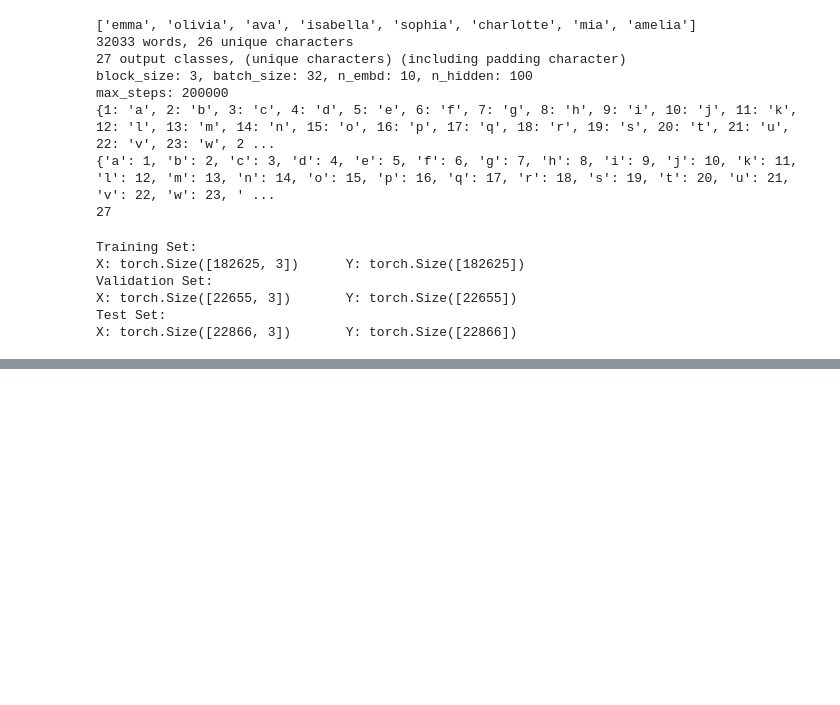
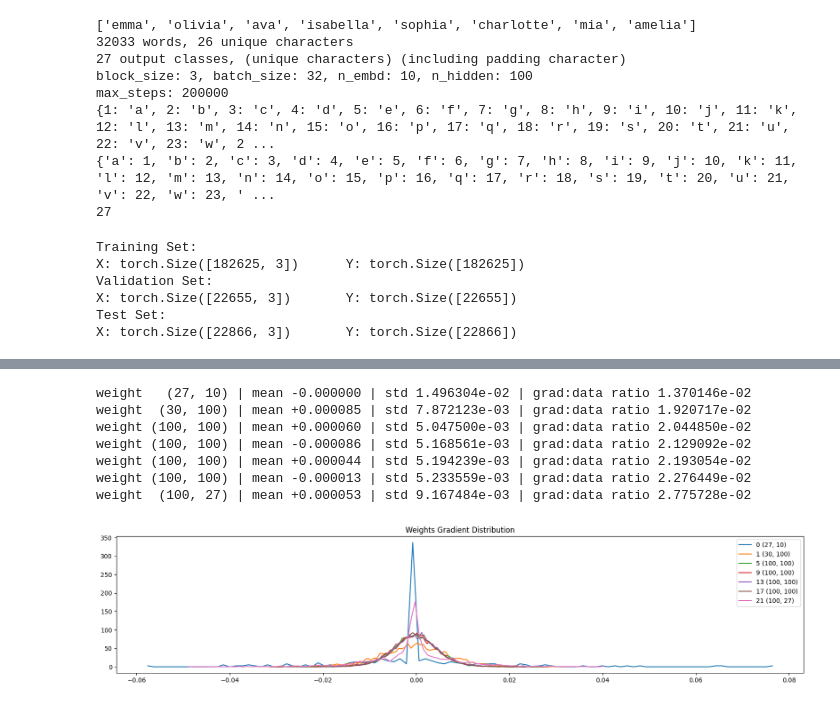
Before and after one commit to oganiler/pytorch_blackwell_jupyter_notebooks, a Jupyter notebook: karpathy/karpathy_NN_Modular.ipynb, the cells around one changed output, grey strips where cells are left out. Saved outputs shown, nothing was run; the diff lists cells and outputs as text; code cells hidden in the pictures; blank space fills up the shorter version.

```diff
--- a/karpathy/karpathy_NN_Modular.ipynb
+++ b/karpathy/karpathy_NN_Modular.ipynb
@@ -240,0 +284,22 @@ layer 9 (      Tanh): mean -0.01, std 0.65, saturated: 6.38%
+# %%
+# Visualize histogram of weights of linear Layers (not biases, gammas or betas)
+plt.figure(figsize=(20, 4)) # width and height of the plot
+legends = []
+for i,p in enumerate(parameters):
+  t = p.grad
+  if p.ndim == 2:
+    print('weight %10s | mean %+f | std %e | grad:data ratio %e' % (tuple(p.shape), t.mean(), t.std(), t.std() / p.std()))
+    hy, hx = torch.histogram(t, density=True)
+    plt.plot(hx[:-1].detach(), hy.detach())
+    legends.append(f'{i} {tuple(p.shape)}')
+plt.legend(legends)
+plt.title('Weights Gradient Distribution');
+# %% [output]
+weight   (27, 10) | mean -0.000000 | std 1.496304e-02 | grad:data ratio 1.370146e-02
+weight  (30, 100) | mean +0.000085 | std 7.872123e-03 | grad:data ratio 1.920717e-02
+weight (100, 100) | mean +0.000060 | std 5.047500e-03 | grad:data ratio 2.044850e-02
+weight (100, 100) | mean -0.000086 | std 5.168561e-03 | grad:data ratio 2.129092e-02
+weight (100, 100) | mean +0.000044 | std 5.194239e-03 | grad:data ratio 2.193054e-02
+weight (100, 100) | mean -0.000013 | std 5.233559e-03 | grad:data ratio 2.276449e-02
+weight  (100, 27) | mean +0.000053 | std 9.167484e-03 | grad:data ratio 2.775728e-02
+[figure, added]
```
Also changed, not shown: parts of 6 cells of this notebook.
